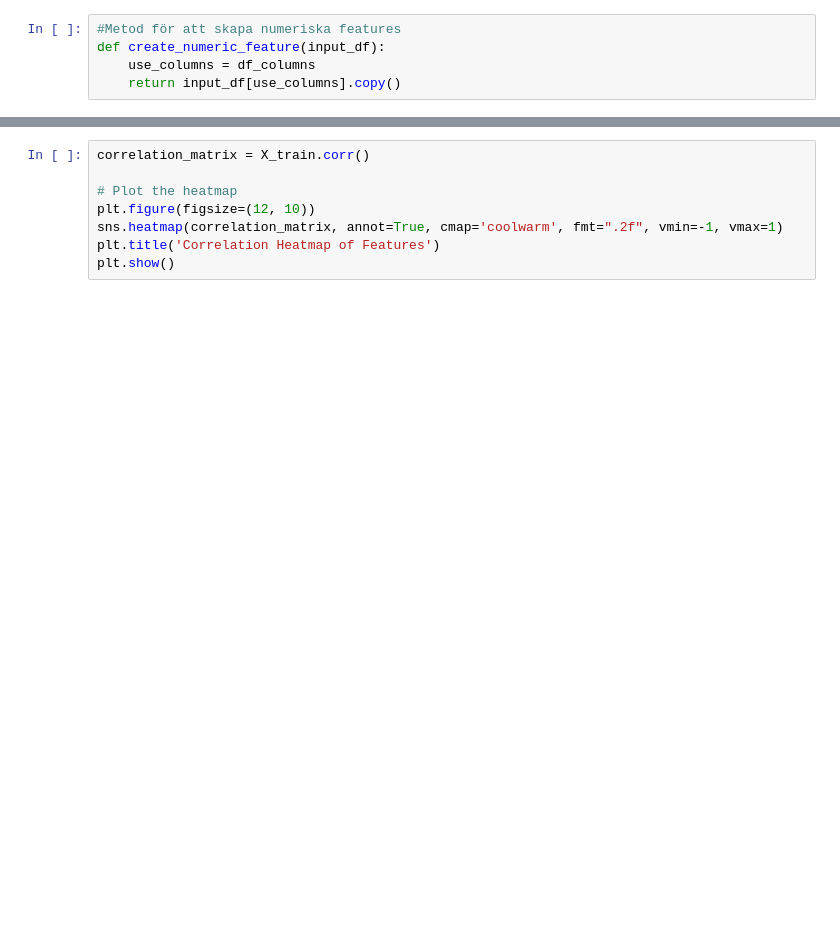
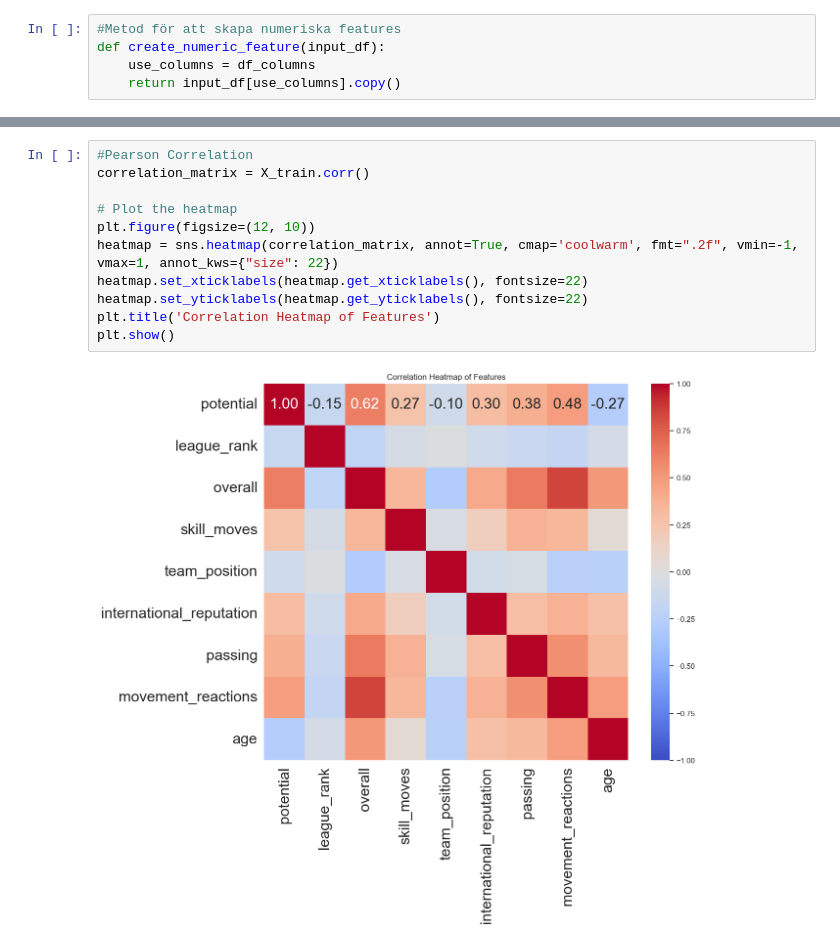
Before and after one commit to yter47/ExjobbKod, a Jupyter notebook: LightGBMNotebookTest-1.ipynb, the cells around one changed output, grey strips where cells are left out. Drawn from its saved outputs; the diff is of its cells as text; blank space fills up the shorter version.

```diff
--- a/LightGBMNotebookTest-1.ipynb
+++ b/LightGBMNotebookTest-1.ipynb
@@ -197,9 +247,14 @@ plt.show()
 # %%
+#Pearson Correlation
 correlation_matrix = X_train.corr()
 
 # Plot the heatmap
 plt.figure(figsize=(12, 10))
-sns.heatmap(correlation_matrix, annot=True, cmap='coolwarm', fmt=".2f", vmin=-1, vmax=1)
+heatmap = sns.heatmap(correlation_matrix, annot=True, cmap='coolwarm', fmt=".2f", vmin=-1, vmax=1, annot_kws={"size": 22})
+heatmap.set_xticklabels(heatmap.get_xticklabels(), fontsize=22)
+heatmap.set_yticklabels(heatmap.get_yticklabels(), fontsize=22)
 plt.title('Correlation Heatmap of Features')
 plt.show()
+# %% [output]
+[figure, added]
 # %%
```
Also changed, not shown: parts of 18 cells of this notebook.
